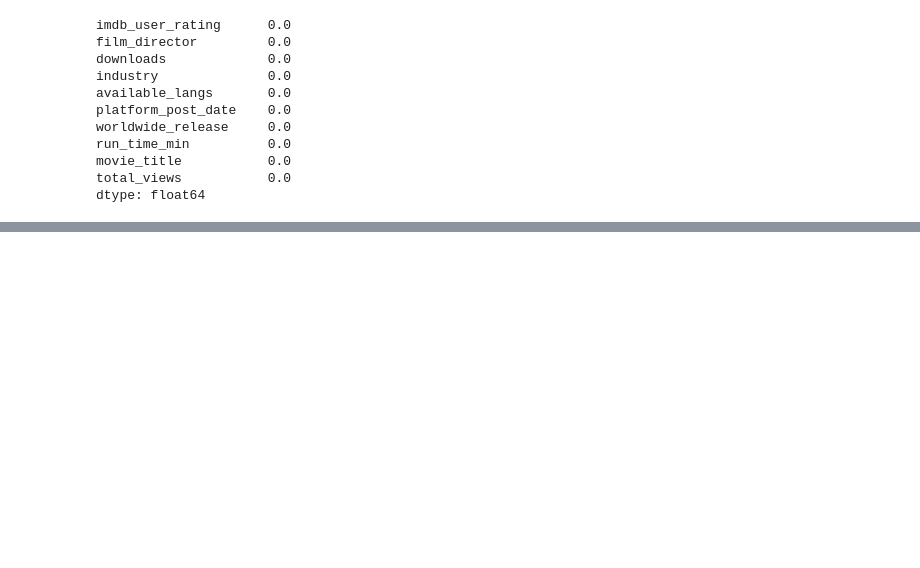
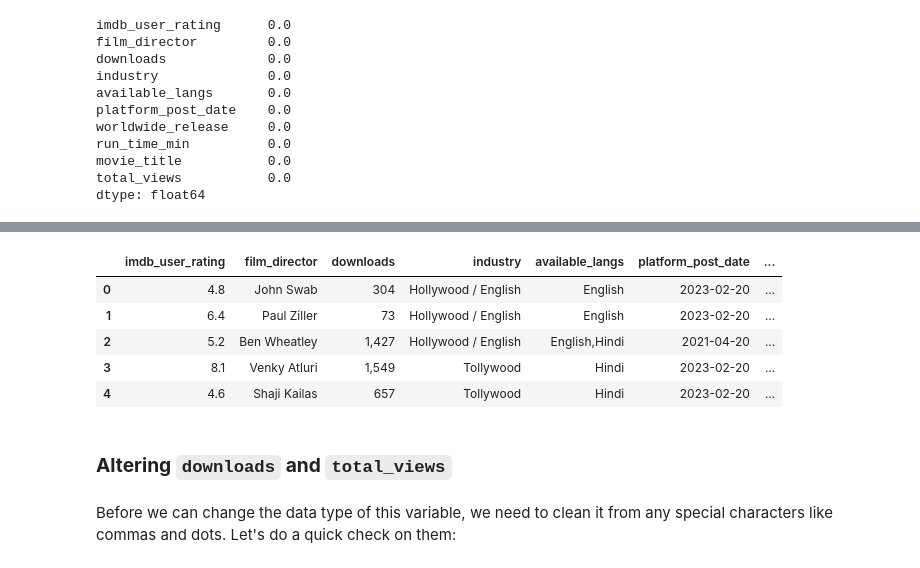
Before and after one commit to JoSEPHDev2022/EDA_Pirated_Movies, a Jupyter notebook: eda_report.ipynb, the cells around one changed output, grey strips where cells are left out. Saved outputs shown, nothing was run; the diff lists cells and outputs as text; code cells hidden in the pictures; blank space fills up the shorter version.

Commit message:
Changing data types

```diff
--- a/eda_report.ipynb
+++ b/eda_report.ipynb
@@ -600,0 +664,5 @@ dtype: float64
+# %%
+# Changing Data Types:
+pirated_films['platform_post_date'] = pd.to_datetime(pirated_films['platform_post_date'])
+
+pirated_films['worldwide_release'] = pd.to_datetime(pirated_films['worldwide_release'])
@@ -600,0 +690,14 @@ dtype: float64
+# %%
+# Checking format:
+pirated_films.head()
+# %% [output]
+|  | imdb_user_rating | film_director | downloads | industry | available_langs | platform_post_date | ... |
+| 0 | 4.8 | John Swab | 304 | Hollywood / English | English | 2023-02-20 | ... |
+| 1 | 6.4 | Paul Ziller | 73 | Hollywood / English | English | 2023-02-20 | ... |
+| 2 | 5.2 | Ben Wheatley | 1,427 | Hollywood / English | English,Hindi | 2021-04-20 | ... |
+| 3 | 8.1 | Venky Atluri | 1,549 | Tollywood | Hindi | 2023-02-20 | ... |
+| 4 | 4.6 | Shaji Kailas | 657 | Tollywood | Hindi | 2023-02-20 | ... |
+# %% [markdown]
+### **Altering `downloads` and `total_views`**
+# %% [markdown]
+Before we can change the data type of this variable, we need to clean it from any special characters like commas and dots. Let's do a quick check on them:
```
Also changed, not shown: parts of 22 cells of this notebook.
